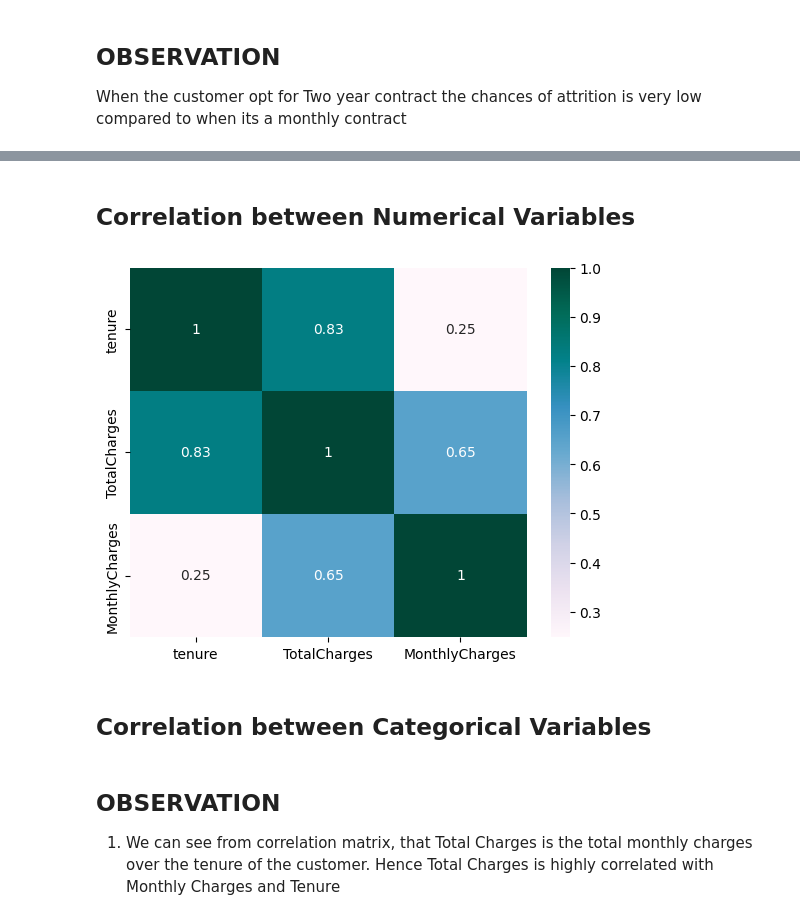
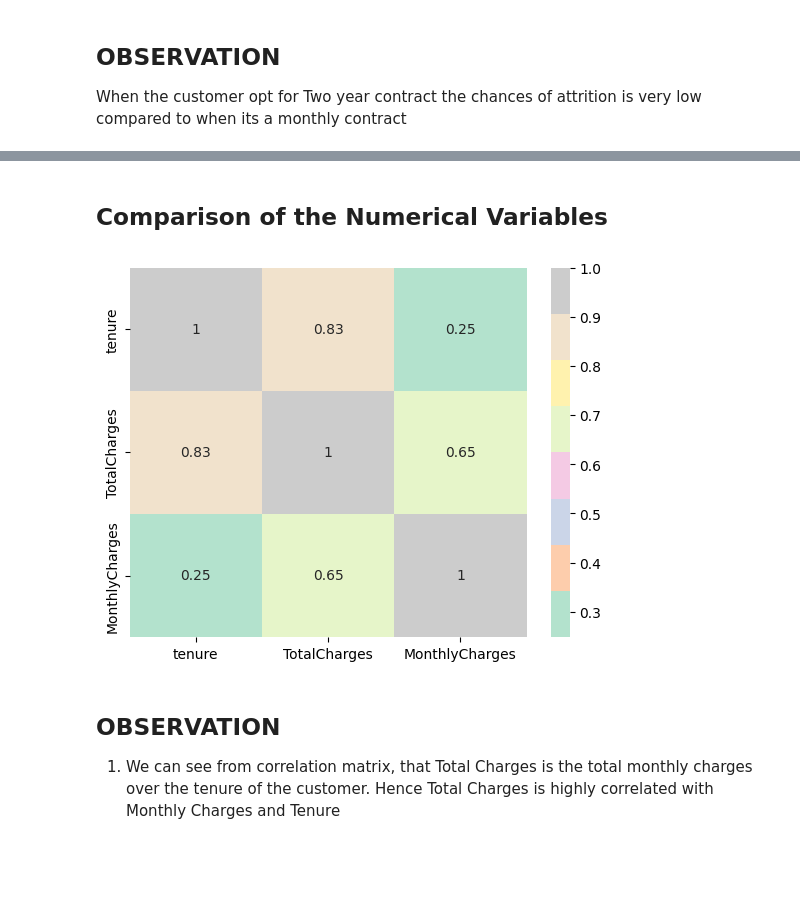
Before and after one commit to Theveetha/Telecom_Churn_Prediction, a Jupyter notebook: Telecom_Churn_Prediction.ipynb, the cells around one changed output, grey strips where cells are left out. Saved outputs shown, nothing was run; the diff lists cells and outputs as text; code cells hidden in the pictures; blank space fills up the shorter version.

```diff
--- a/Telecom_Churn_Prediction.ipynb
+++ b/Telecom_Churn_Prediction.ipynb
@@ -462,10 +517,8 @@ When the customer opt for Two year contract the chances of attrition is very low
 # %% [markdown]
-## **Correlation between Numerical Variables**
+## **Comparison of the Numerical Variables**
 # %%
 sns.heatmap(data=data[['tenure','TotalCharges','MonthlyCharges']].corr(),
-            annot=True,cmap='PuBuGn')
+            annot=True,cmap='Pastel2')
 plt.show()
 # %% [output]
-[figure, old version]
+[figure, new version]
-# %% [markdown]
-## **Correlation between Categorical Variables**
```
Also changed, not shown: parts of 59 cells of this notebook.
